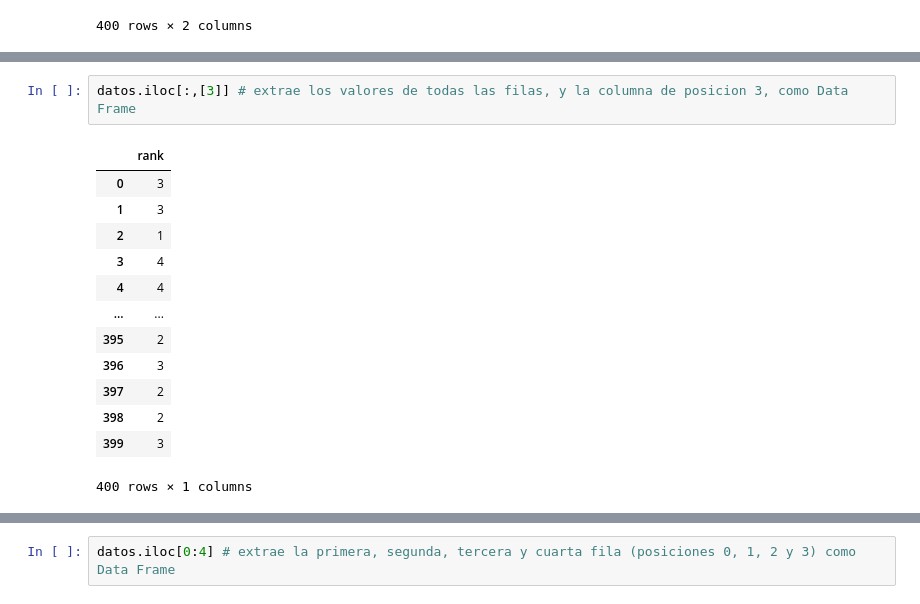
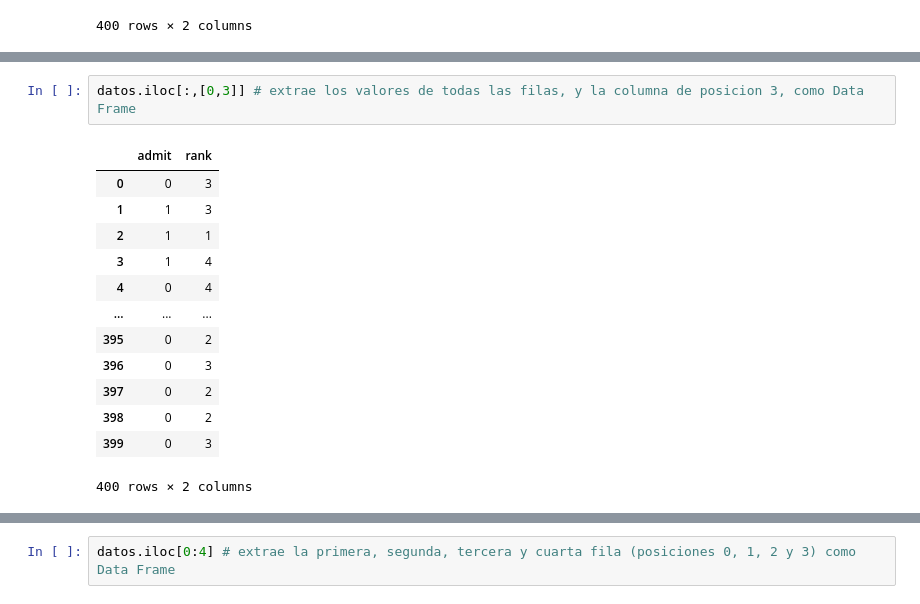
Before and after one commit to jeguns/EP7173, a Jupyter notebook: Unidad 01/01_Data_frames_particiones.ipynb, the cells around one changed output, grey strips where cells are left out. Drawn from its saved outputs; the diff is of its cells as text.

```diff
--- a/Unidad 01/01_Data_frames_particiones.ipynb
+++ b/Unidad 01/01_Data_frames_particiones.ipynb
@@ -161,19 +315,19 @@ Name: rank, Length: 400, dtype: int64
 # %%
-datos.iloc[:,[3]] # extrae los valores de todas las filas, y la columna de posicion 3, como Data Frame
+datos.iloc[:,[0,3]] # extrae los valores de todas las filas, y la columna de posicion 3, como Data Frame
 # %% [output]
-|  | rank |
-| 0 | 3 |
-| 1 | 3 |
-| 2 | 1 |
-| 3 | 4 |
-| 4 | 4 |
-| ... | ... |
-| 395 | 2 |
-| 396 | 3 |
-| 397 | 2 |
-| 398 | 2 |
-| 399 | 3 |
+|  | admit | rank |
+| 0 | 0 | 3 |
+| 1 | 1 | 3 |
+| 2 | 1 | 1 |
+| 3 | 1 | 4 |
+| 4 | 0 | 4 |
+| ... | ... | ... |
+| 395 | 0 | 2 |
+| 396 | 0 | 3 |
+| 397 | 0 | 2 |
+| 398 | 0 | 2 |
+| 399 | 0 | 3 |
-400 rows × 1 columns
+400 rows × 2 columns
 # %%
 datos.iloc[1] # selecciona la segunda fila como pandas Series
 # %% [output]
```
Also changed, not shown: parts of 39 cells of this notebook.
